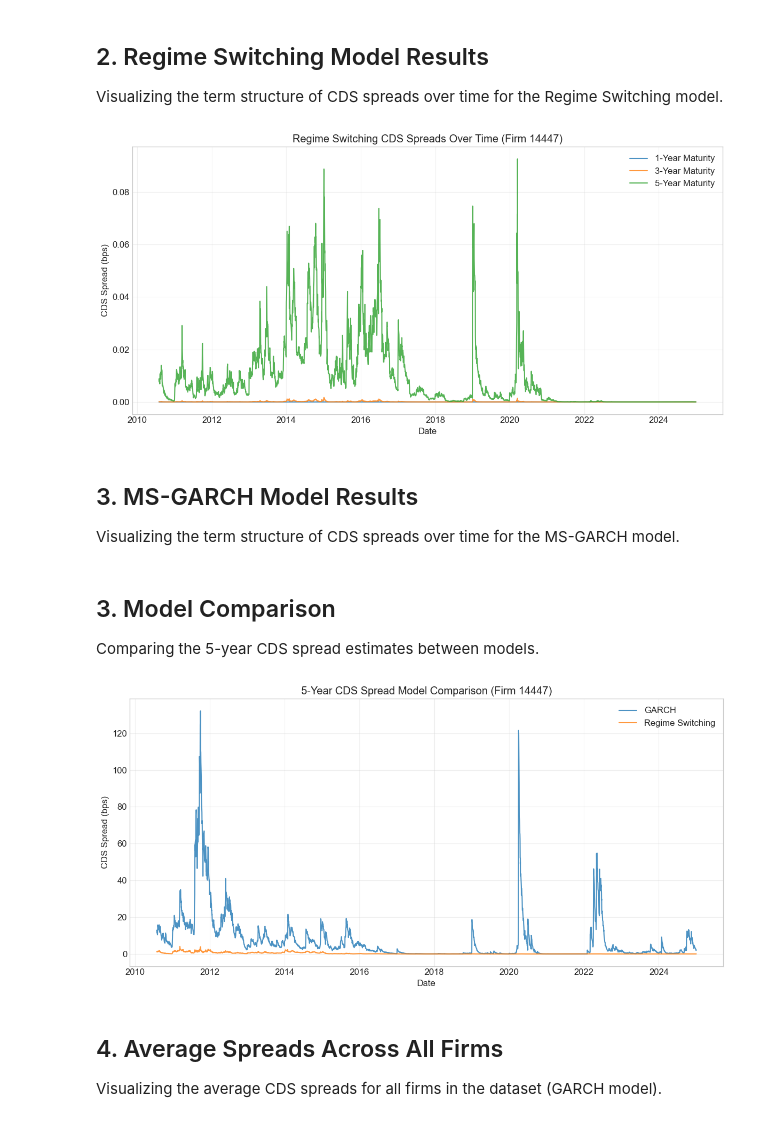
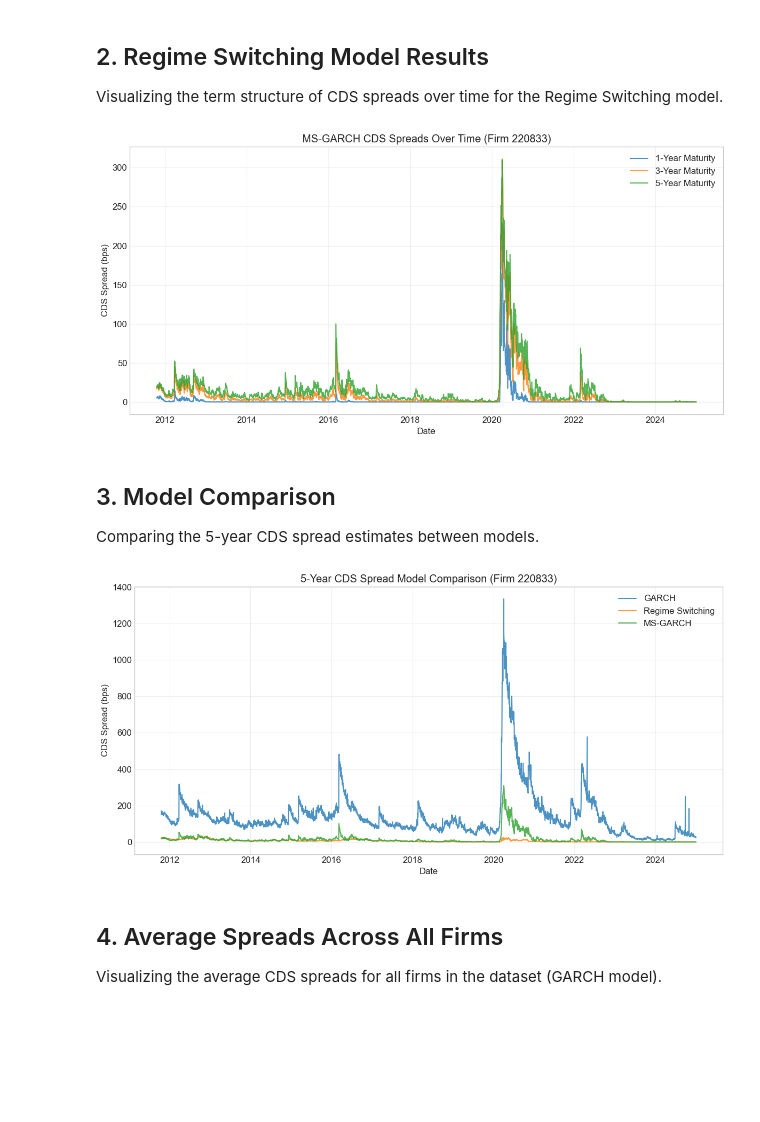
Before and after one commit to ChaseW3/Seminar-QF, a Jupyter notebook: Seminar QF/notebooks/visualize_results.ipynb, the cells around one changed output. Saved outputs shown, nothing was run; the diff lists cells and outputs as text; code cells hidden in the pictures; blank space fills up the shorter version.

```diff
--- a/Seminar QF/notebooks/visualize_results.ipynb
+++ b/Seminar QF/notebooks/visualize_results.ipynb
@@ -32,26 +35,23 @@ plotter = CDSPlotter()
 
 # Load the data using config paths
 from src.utils import config
-import os
 
-# Define file paths (matching main.ipynb outputs)
-files = {
-    'Merton': config.OUTPUT_DIR / 'cds_spreads_merton.csv',
-    'GARCH': config.OUTPUT_DIR / 'cds_spreads_garch_mc_all_firms.csv',
-    'Regime Switching': config.OUTPUT_DIR / 'cds_spreads_regime_switching_mc_all_firms.csv',
-    'MS-GARCH': config.OUTPUT_DIR / 'cds_spreads_ms_garch_mc_all_firms.csv'
-}
+# Check if files exist before loading
+garch_file = config.OUTPUT_DIR / 'cds_spreads_garch_mc_all_firms.csv'
+rs_file = config.OUTPUT_DIR / 'cds_spreads_regime_switching_mc_all_firms.csv'
+ms_garch_file = config.OUTPUT_DIR / 'cds_spreads_ms_garch_mc_all_firms.csv'
+if garch_file.exists():
+    plotter.load_data('GARCH', garch_file)
+else:
+    print(f"Warning: {garch_file} not found.")
 
-# Load available files
-for model_name, file_path in files.items():
-    if file_path.exists():
-        plotter.load_data(model_name, file_path)
-    else:
-        # Try fallback names if specific ones aren't found (for backward compatibility)
-        fallback = str(file_path).replace('_all_firms', '')
-        if os.path.exists(fallback):
-             print(f"Loading fallback for {model_name}: {fallback}")
-             plotter.load_data(model_name, fallback)
-        else:
-             print(f"Warning: Data for {model_name} not found at {file_path}")
+if rs_file.exists():
+    plotter.load_data('Regime Switching', rs_file)
+else:
+    print(f"Warning: {rs_file} not found.")
+
+if ms_garch_file.exists():
+    plotter.load_data('MS-GARCH', ms_garch_file)
+else:
+    print(f"Warning: {ms_garch_file} not found.")
 # %% [output]
@@ -80,9 +76,6 @@ plotter.plot_spreads_over_time('Merton', gvkey=14447, maturities=[1, 3, 5])
 ## 2. Regime Switching Model Results
 Visualizing the term structure of CDS spreads over time for the Regime Switching model.
 # %%
-plotter.plot_spreads_over_time('Regime Switching', gvkey=14447, maturities=[1, 3, 5])
+plotter.plot_spreads_over_time('MS-GARCH', gvkey=220833, maturities=[1, 3, 5])
 # %% [output]
-[figure, old version]
+[figure, new version]
-# %% [markdown]
-## 3. MS-GARCH Model Results
-Visualizing the term structure of CDS spreads over time for the MS-GARCH model.
@@ -92,12 +83,9 @@ plotter.plot_spreads_over_time('MS-GARCH', gvkey=14447, maturities=[1, 3, 5])
 ## 3. Model Comparison
 Comparing the 5-year CDS spread estimates between models.
 # %%
-# Compare all available models
-available_models = [m for m in ['Merton', 'GARCH', 'Regime Switching', 'MS-GARCH'] if m in plotter.data]
-print(f"Comparing models: {available_models}")
-plotter.plot_model_comparison(gvkey=14447, maturity=5, models=available_models)
+plotter.plot_model_comparison(gvkey=220833, maturity=5, models=['GARCH', 'Regime Switching', 'MS-GARCH'])
 # %% [output]
-[figure, old version]
+[figure, new version]
 # %% [markdown]
 ## 4. Average Spreads Across All Firms
 Visualizing the average CDS spreads for all firms in the dataset (GARCH model).
```
Also changed, not shown: parts of 8 cells of this notebook, 5 other files.
